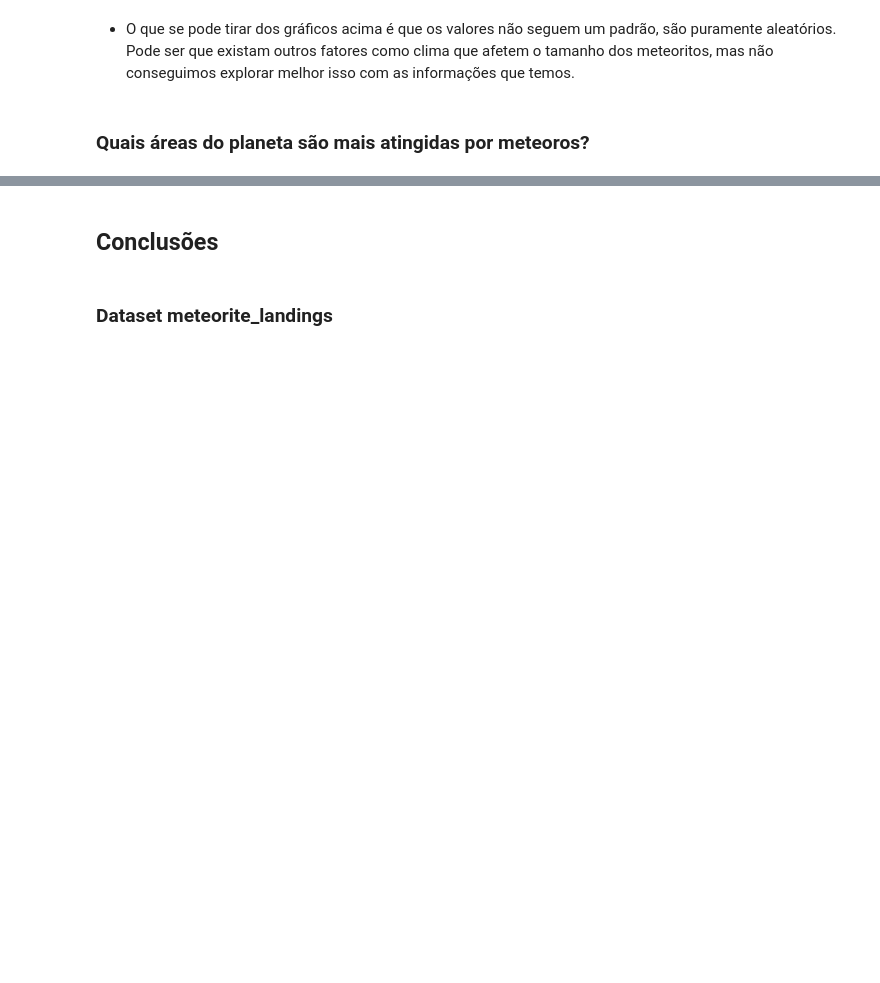
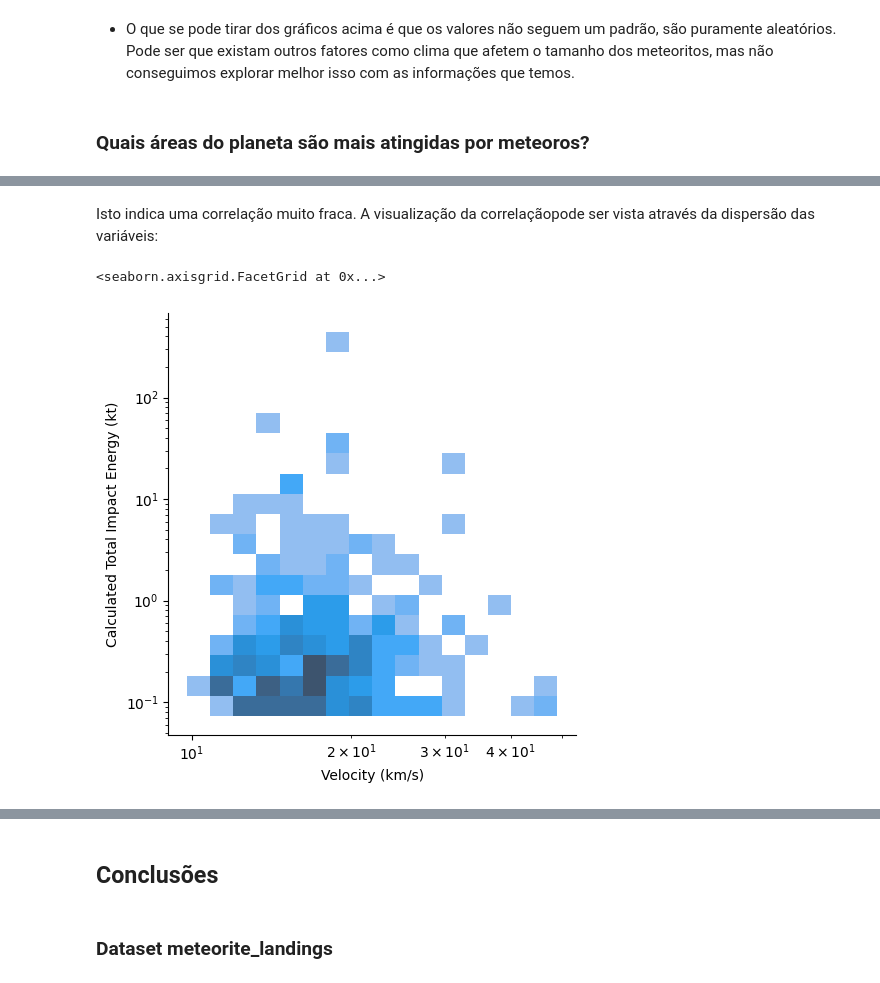
Before and after one commit to biabcaval/Projeto-ICD-analise-meteoros, a Jupyter notebook: relatório_final.ipynb, the cells around one changed output, grey strips where cells are left out. Saved outputs shown, nothing was run; the diff lists cells and outputs as text; code cells hidden in the pictures; blank space fills up the shorter version.

```diff
--- a/relatório_final.ipynb
+++ b/relatório_final.ipynb
@@ -394,0 +517,7 @@ plt.show()
+# %% [markdown]
+Isto indica uma correlação muito fraca. A visualização da correlaçãopode ser vista através da dispersão das variáveis:
+# %%
+sns.displot(data=df3,x='Velocity (km/s)', y='Calculated Total Impact Energy (kt)', log_scale=True)
+# %% [output]
+<seaborn.axisgrid.FacetGrid at 0x...>
+[figure, added]
```
Also changed, not shown: parts of 46 cells of this notebook.
